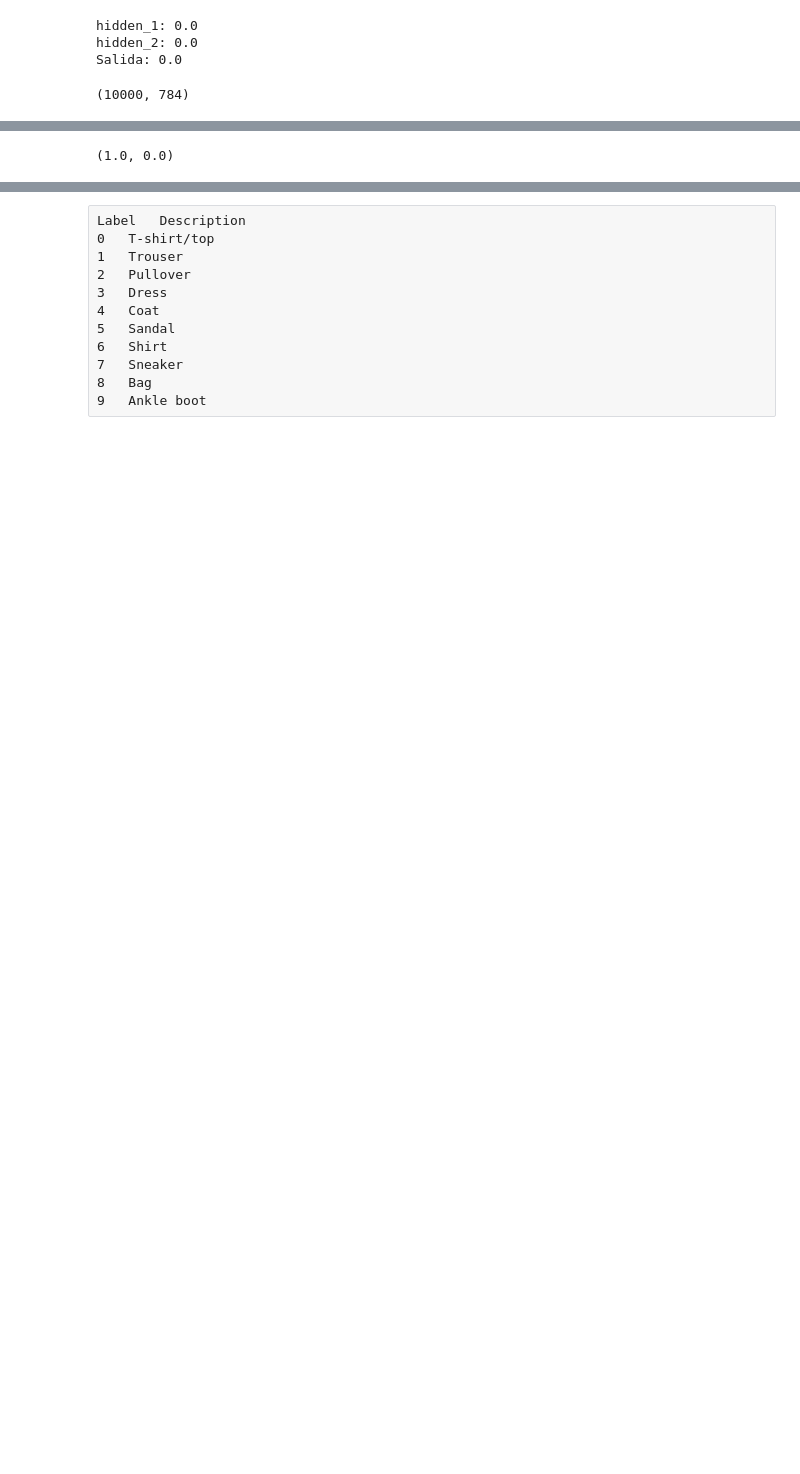
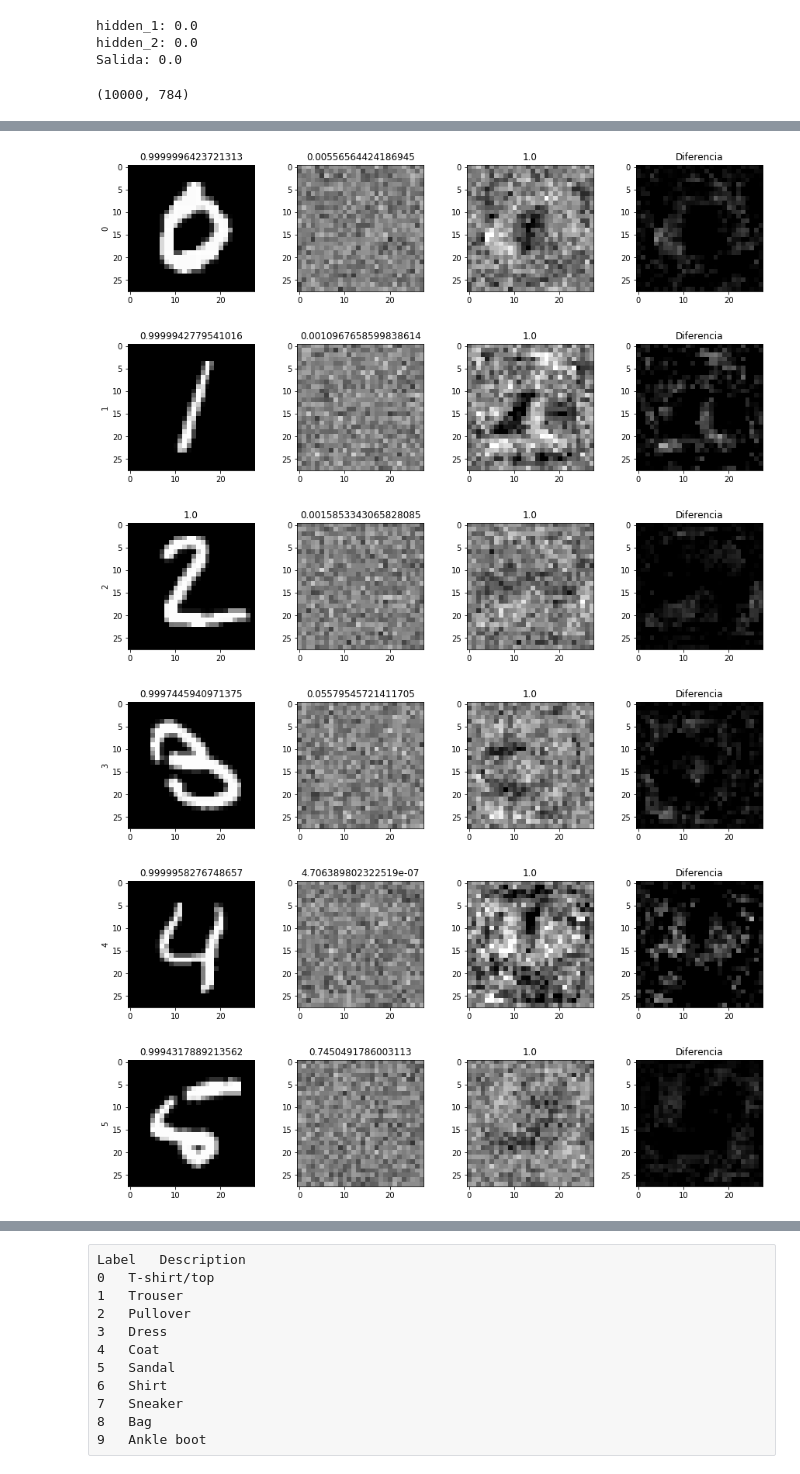
Before and after one commit to jganzabal/lottery-ticket-hypotesis-keras, a Jupyter notebook: 12_Infer_input.ipynb, the cells around one changed output, grey strips where cells are left out. Cells and saved outputs as stored; diff of their text form; code cells hidden in the pictures; blank space fills up the shorter version.

```diff
--- a/12_Infer_input.ipynb
+++ b/12_Infer_input.ipynb
@@ -159,4 +174,0 @@ plt.plot(acc_loss)
-# %%
-f, ax = plt.subplots(1, 2, figsize=(10, 4))
-ax[0].imshow(input_img_data, cmap='gray')
-ax[1].imshow(estimated_input, cmap='gray')
@@ -197,4 +174,0 @@ model.evaluate(input_img_data.reshape(1,-1), np.array([[out_index]]))
-# %%
-estimated_input.max(), estimated_input.min()
-# %% [output]
-(1.0, 0.0)
@@ -200,0 +177,25 @@ estimated_input.max(), estimated_input.min()
+# %%
+for out_index in range(10):
+    estimated_input, acc_loss, input_img_data = estimated_best_input(model, out_index, lr=0.01, valid_image=0, std=0.1)
+    clean_input = get_input(out_index, std=0.)[0]
+    acc_clean = model.predict(clean_input.reshape(1,-1), verbose=0)[0][out_index]
+    acc_est = model.predict(estimated_input.reshape(1,-1), verbose=0)[0][out_index]
+    acc_orig = model.predict(input_img_data.reshape(1,-1), verbose=0)[0][out_index]
+    f, ax = plt.subplots(1, 4, figsize=(15, 3))
+    ax[0].imshow(clean_input, cmap='gray', norm=Normalize(0, 1))
+    ax[0].set_title(f'{acc_clean}')
+    ax[0].set_ylabel(out_index)
+    ax[1].imshow(input_img_data, cmap='gray', norm=Normalize(0, 1))#, vmin=0., vmax=1.)
+    ax[1].set_title(f'{acc_orig}')
+    ax[2].imshow(estimated_input, cmap='gray', norm=Normalize(0, 1))
+    ax[2].set_title(f'{acc_est}')
+    ax[3].imshow(estimated_input-input_img_data, cmap='gray', norm=Normalize(0, 1))
+    ax[3].set_title(f'Diferencia')
+    plt.show()
+# %% [output]
+[figure, added]
+[figure, added]
+[figure, added]
+[figure, added]
+[figure, added]
+[figure, added]
```
Also changed, not shown: parts of 25 cells of this notebook, 1 other file.
